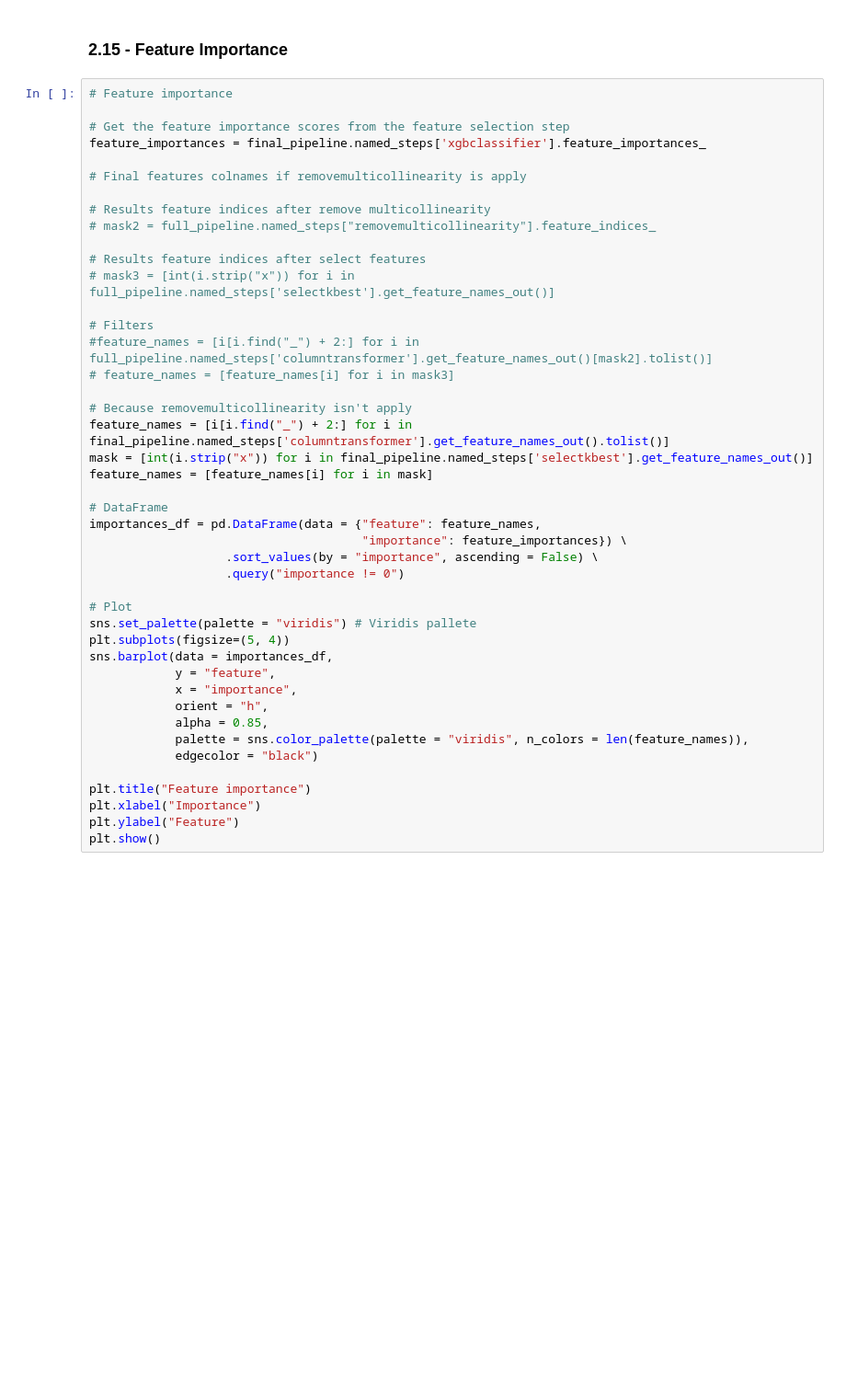
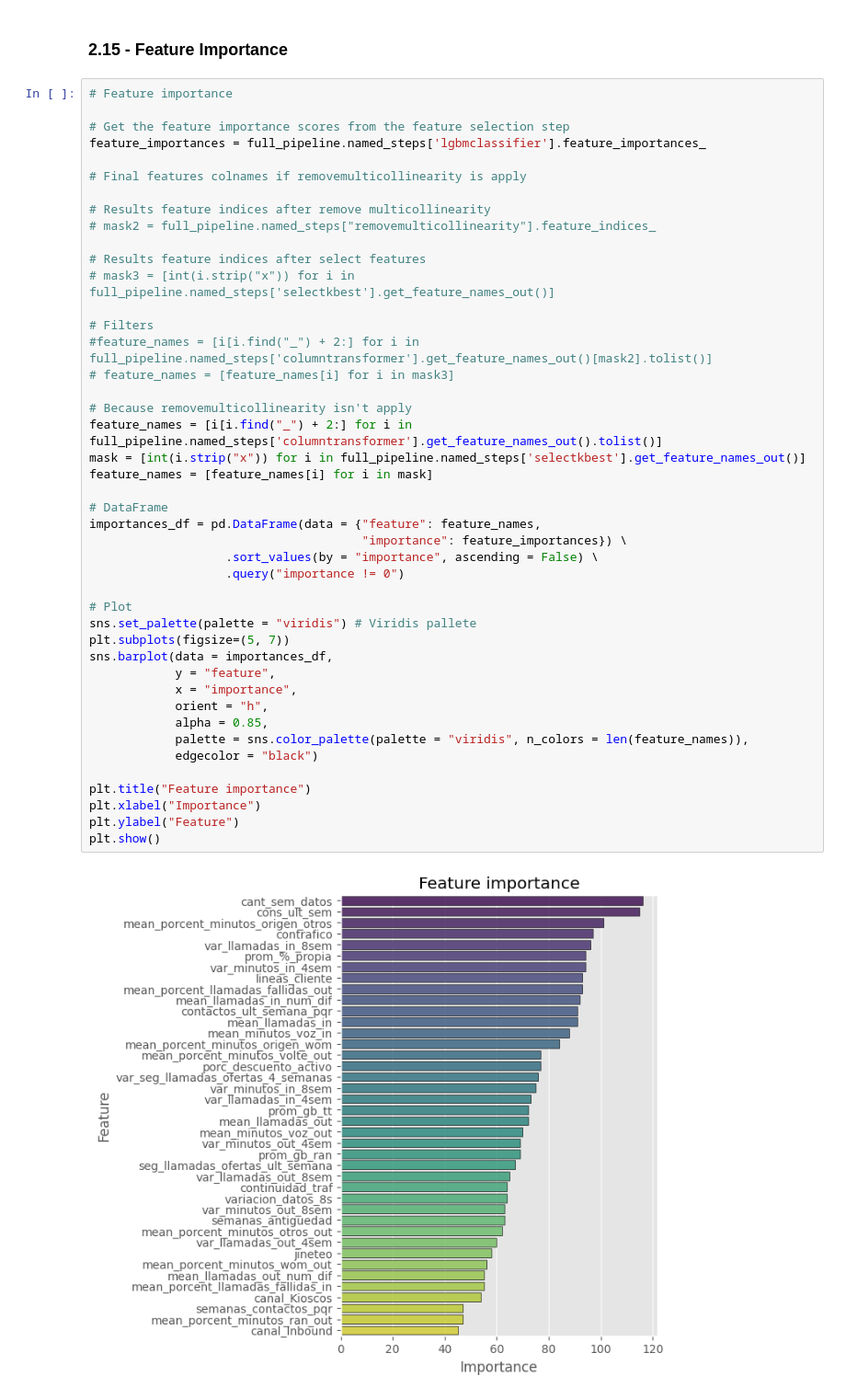
Before and after one commit to leandroaguazaco/data_science_portfolio, a Jupyter notebook: Projects/04-Churn_Telco_Analysis/04_Churn_Telco_Analysis_03_modeling.ipynb, the cells around one changed output. Shown at 92% size. Cells and saved outputs as stored; diff of their text form; blank space fills up the shorter version.

```diff
--- a/Projects/04-Churn_Telco_Analysis/04_Churn_Telco_Analysis_03_modeling.ipynb
+++ b/Projects/04-Churn_Telco_Analysis/04_Churn_Telco_Analysis_03_modeling.ipynb
@@ -1068,7 +1128,7 @@ plt.show()
 # Feature importance
 
 # Get the feature importance scores from the feature selection step
-feature_importances = final_pipeline.named_steps['xgbclassifier'].feature_importances_
+feature_importances = full_pipeline.named_steps['lgbmclassifier'].feature_importances_
 
 # Final features colnames if removemulticollinearity is apply
 
@@ -1078,33 +1138,35 @@ feature_importances = final_pipeline.named_steps['xgbclassifier'].feature_import
 # Results feature indices after select features
 # mask3 = [int(i.strip("x")) for i in full_pipeline.named_steps['selectkbest'].get_feature_names_out()]
 
 # Filters
 #feature_names = [i[i.find("_") + 2:] for i in full_pipeline.named_steps['columntransformer'].get_feature_names_out()[mask2].tolist()]
 # feature_names = [feature_names[i] for i in mask3]
 
 # Because removemulticollinearity isn't apply
-feature_names = [i[i.find("_") + 2:] for i in final_pipeline.named_steps['columntransformer'].get_feature_names_out().tolist()]
-mask = [int(i.strip("x")) for i in final_pipeline.named_steps['selectkbest'].get_feature_names_out()]
+feature_names = [i[i.find("_") + 2:] for i in full_pipeline.named_steps['columntransformer'].get_feature_names_out().tolist()]
+mask = [int(i.strip("x")) for i in full_pipeline.named_steps['selectkbest'].get_feature_names_out()]
 feature_names = [feature_names[i] for i in mask]
 
 # DataFrame
 importances_df = pd.DataFrame(data = {"feature": feature_names,
                                       "importance": feature_importances}) \
                    .sort_values(by = "importance", ascending = False) \
                    .query("importance != 0")
 
 # Plot
 sns.set_palette(palette = "viridis") # Viridis pallete
-plt.subplots(figsize=(5, 4))
+plt.subplots(figsize=(5, 7))
 sns.barplot(data = importances_df,
             y = "feature",
             x = "importance",
             orient = "h",
             alpha = 0.85,
             palette = sns.color_palette(palette = "viridis", n_colors = len(feature_names)),
             edgecolor = "black")
 
 plt.title("Feature importance")
 plt.xlabel("Importance")
 plt.ylabel("Feature")
 plt.show()
+# %% [output]
+[figure, added]
```
Also changed, not shown: parts of 12 cells of this notebook.
